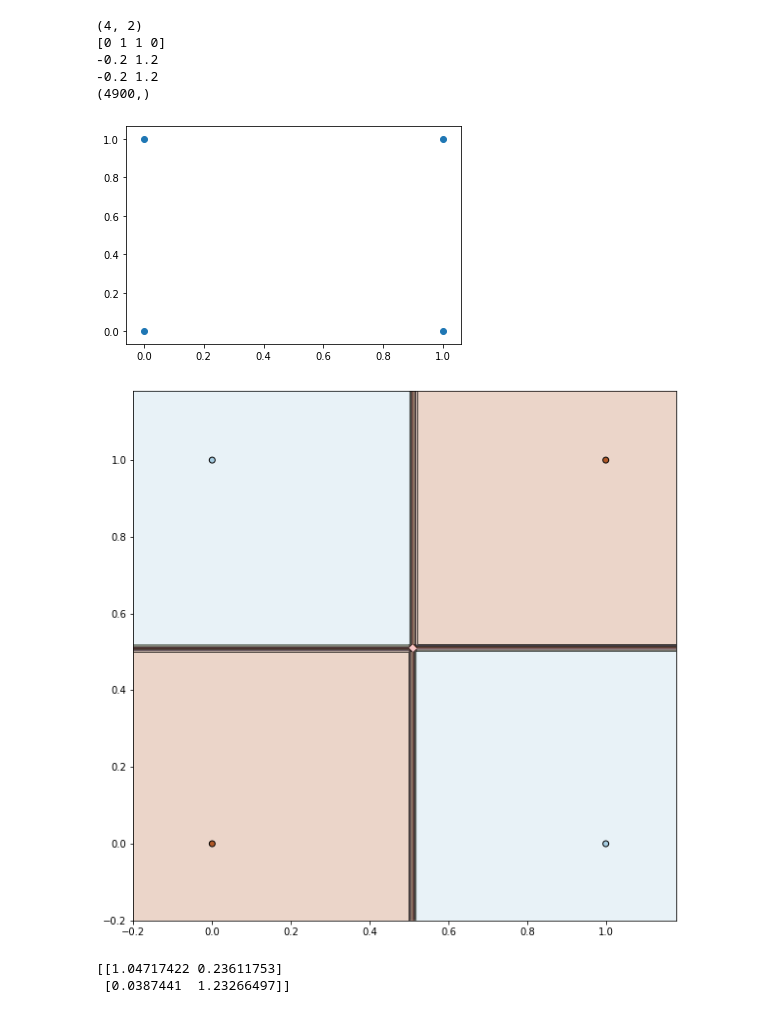
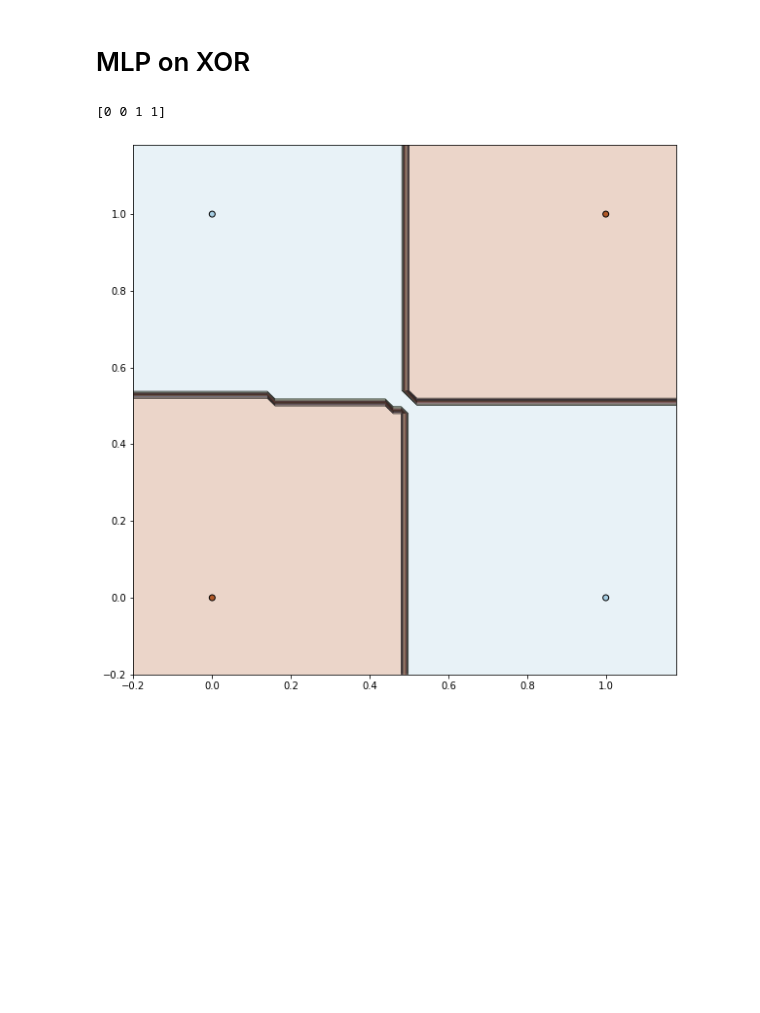
Before and after one commit to kam-ai/model-exploration, a Jupyter notebook: sklearn models.ipynb, the cells around one changed output. Drawn from its saved outputs; the diff is of its cells as text; code cells hidden in the pictures; blank space fills up the shorter version.

```diff
--- a/sklearn models.ipynb
+++ b/sklearn models.ipynb
@@ -2,7 +4,7 @@
 import matplotlib.pyplot as plt
 import numpy as np
 from sklearn.datasets.samples_generator import make_blobs
-X, y_true = make_blobs(n_samples=500, centers=4,
+X, y_true = make_blobs(n_samples=500, centers=2,
                        cluster_std=0.8, random_state=0)
 
 
@@ -11,12 +13,9 @@ def plot_decision_boundary(clf, X, Y, cmap='Paired_r'):
     h = 0.02
     x_min, x_max = X[:,0].min() - 10*h, X[:,0].max() + 10*h
     y_min, y_max = X[:,1].min() - 10*h, X[:,1].max() + 10*h
-    print(x_min, x_max)
-    print(y_min, y_max)
     xx, yy = np.meshgrid(np.arange(x_min, x_max, h),
                          np.arange(y_min, y_max, h))
     Z = clf.predict(np.c_[xx.ravel(), yy.ravel()])
-    print(Z.shape)
     Z = Z.reshape(xx.shape)
 
     plt.figure(figsize=(10,10))
@@ -51,0 +39,7 @@ plt.show()
+# %%
+points = np.array([[0, 0], [1, 1], [1, 0], [0, 1]])
+tmp_x = points[:, 0]
+tmp_y = points[:, 1]
+plt.scatter(tmp_x[0:2], tmp_y[0:2], color='red')
+plt.scatter(tmp_x[2:], tmp_y[2:], color='blue')
+plt.show()
@@ -52,12 +50,8 @@ plt.show()
 # %%
-points = np.array([[0, 0], [1, 0], [0, 1], [1, 1]])
-print(points.shape)
-tmp_x = points[:, 0]
-tmp_y = points[:, 1]
 
-plt.scatter(tmp_x, tmp_y)
+
 X_linear_example = points
-y_linear_example = [0, 1, 1, 0]
+y_linear_example = [0, 0, 1, 1]
 clf = Perceptron()
 clf.fit(X_linear_example, y_linear_example)
 pred = clf.predict(X_linear_example)
@@ -75,31 +64,16 @@ plot_decision_boundary(clf, X_linear_example, y_linear_example)
+# %% [markdown]
+# MLP on XOR
 # %%
 from sklearn.neural_network  import MLPClassifier
-from sklearn.neighbors import KNeighborsClassifier
-points = np.array([[0, 0], [1, 0], [0, 1], [1, 1]])
-print(points.shape)
-tmp_x = points[:, 0]
-tmp_y = points[:, 1]
 
-plt.scatter(tmp_x, tmp_y)
 X_linear_example = points
-y_linear_example = [0, 1, 1, 0]
-clf = KNeighborsClassifier(1)
+y_linear_example = [0, 0, 1, 1]
+clf = MLPClassifier()
 clf.fit(X_linear_example, y_linear_example)
 pred = clf.predict(X_linear_example)
 
 print(pred)
 plot_decision_boundary(clf, X_linear_example, y_linear_example)
 # %% [output]
-(4, 2)
-[0 1 1 0]
--0.2 1.2
--0.2 1.2
-(4900,)
+[0 0 1 1]
-[figure, old version]
+[figure, new version]
-[figure, removed]
-# %%
-[coef.shape for coef in clf.coefs_]
-print(clf.coefs_[0])
-# %% [output]
-[[1.04717422 0.23611753]
- [0.0387441  1.23266497]]
```
Also changed, not shown: parts of 8 cells of this notebook.
